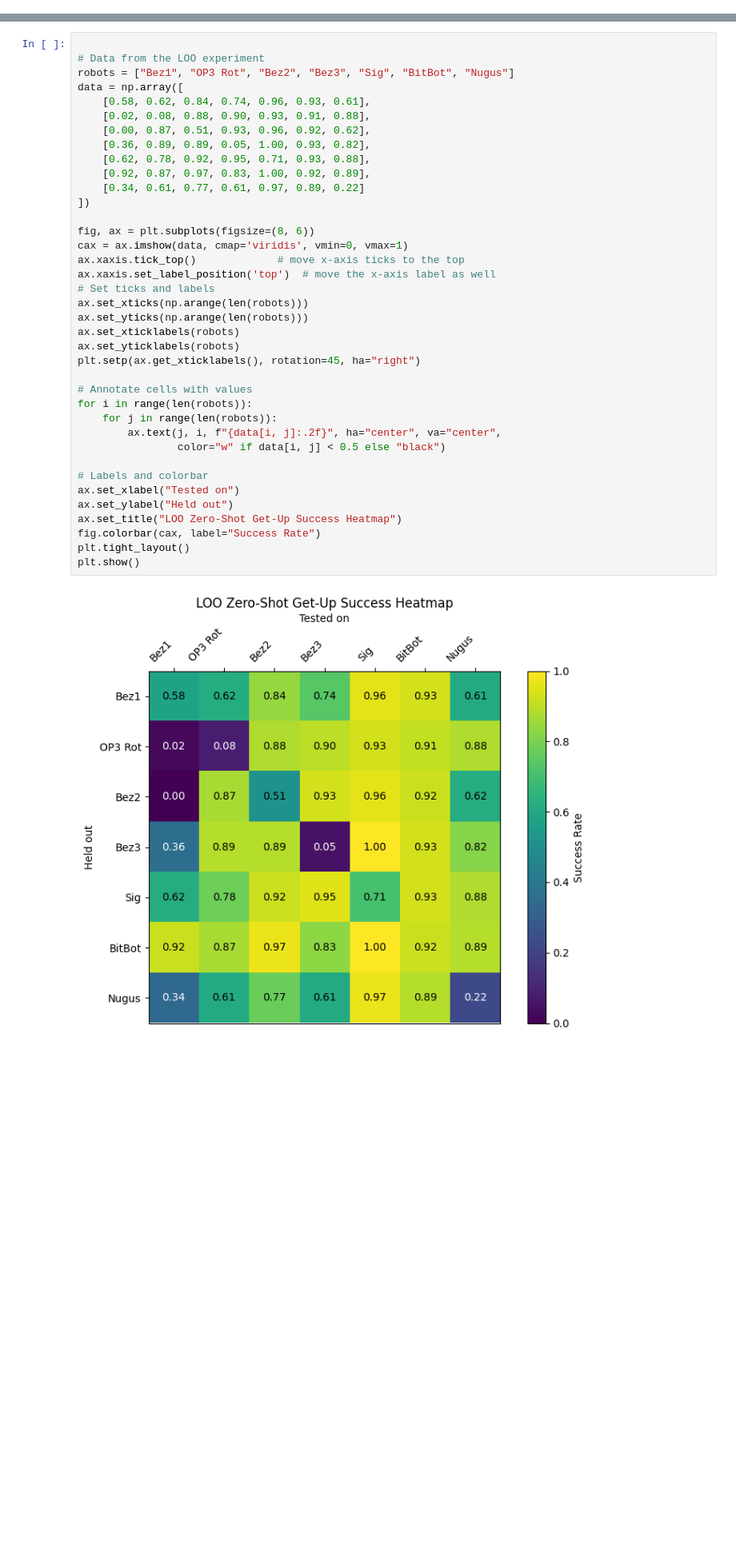
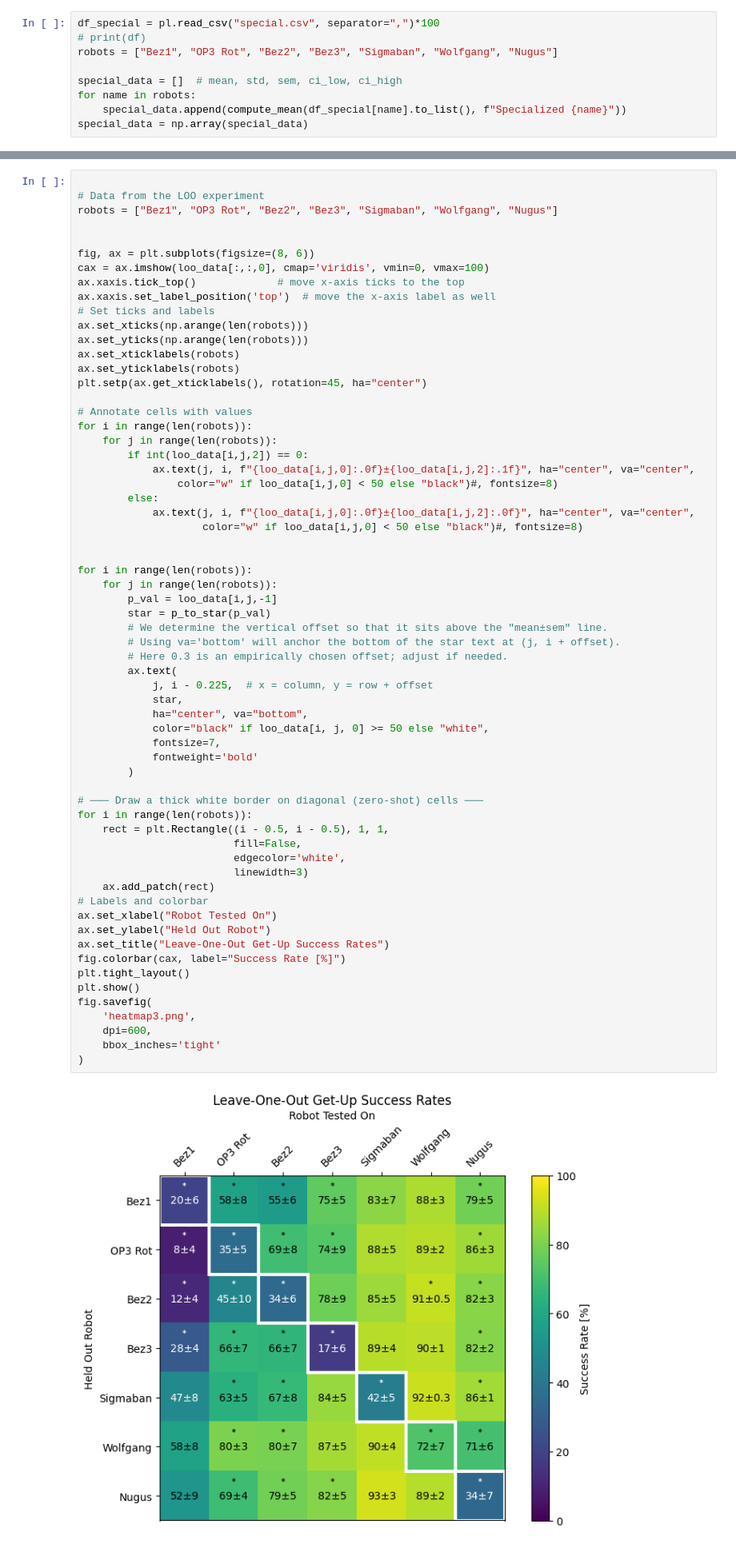
Before and after one commit to utra-robosoccer/unified-humanoid-getup, a Jupyter notebook: frasa_env/plots.ipynb, the cells around one changed output, grey strips where cells are left out. Shown at 80% size. Cells and saved outputs as stored; diff of their text form; blank space fills up the shorter version.

```diff
--- a/frasa_env/plots.ipynb
+++ b/frasa_env/plots.ipynb
@@ -4,0 +21,9 @@ import numpy as np
+# %%
+df_special = pl.read_csv("special.csv", separator=",")*100
+# print(df)
+robots = ["Bez1", "OP3 Rot", "Bez2", "Bez3", "Sigmaban", "Wolfgang", "Nugus"]
+
+special_data = []  # mean, std, sem, ci_low, ci_high
+for name in robots:
+    special_data.append(compute_mean(df_special[name].to_list(), f"Specialized {name}"))
+special_data = np.array(special_data)
@@ -5,40 +166,65 @@ import numpy as np
 # %%
 
 # Data from the LOO experiment
-robots = ["Bez1", "OP3 Rot", "Bez2", "Bez3", "Sig", "BitBot", "Nugus"]
-data = np.array([
-    [0.58, 0.62, 0.84, 0.74, 0.96, 0.93, 0.61],
-    [0.02, 0.08, 0.88, 0.90, 0.93, 0.91, 0.88],
-    [0.00, 0.87, 0.51, 0.93, 0.96, 0.92, 0.62],
-    [0.36, 0.89, 0.89, 0.05, 1.00, 0.93, 0.82],
-    [0.62, 0.78, 0.92, 0.95, 0.71, 0.93, 0.88],
-    [0.92, 0.87, 0.97, 0.83, 1.00, 0.92, 0.89],
-    [0.34, 0.61, 0.77, 0.61, 0.97, 0.89, 0.22]
-])
+robots = ["Bez1", "OP3 Rot", "Bez2", "Bez3", "Sigmaban", "Wolfgang", "Nugus"]
+
 
 fig, ax = plt.subplots(figsize=(8, 6))
-cax = ax.imshow(data, cmap='viridis', vmin=0, vmax=1)
+cax = ax.imshow(loo_data[:,:,0], cmap='viridis', vmin=0, vmax=100)
 ax.xaxis.tick_top()             # move x‑axis ticks to the top
 ax.xaxis.set_label_position('top')  # move the x‑axis label as well
 # Set ticks and labels
 ax.set_xticks(np.arange(len(robots)))
 ax.set_yticks(np.arange(len(robots)))
 ax.set_xticklabels(robots)
 ax.set_yticklabels(robots)
-plt.setp(ax.get_xticklabels(), rotation=45, ha="right")
+plt.setp(ax.get_xticklabels(), rotation=45, ha="center")
 
 # Annotate cells with values
 for i in range(len(robots)):
     for j in range(len(robots)):
-        ax.text(j, i, f"{data[i, j]:.2f}", ha="center", va="center",
-                color="w" if data[i, j] < 0.5 else "black")
+        if int(loo_data[i,j,2]) == 0:
+            ax.text(j, i, f"{loo_data[i,j,0]:.0f}±{loo_data[i,j,2]:.1f}", ha="center", va="center",
+                color="w" if loo_data[i,j,0] < 50 else "black")#, fontsize=8)
+        else:
+            ax.text(j, i, f"{loo_data[i,j,0]:.0f}±{loo_data[i,j,2]:.0f}", ha="center", va="center",
+                    color="w" if loo_data[i,j,0] < 50 else "black")#, fontsize=8)
 
+
+for i in range(len(robots)):
+    for j in range(len(robots)):
+        p_val = loo_data[i,j,-1]
+        star = p_to_star(p_val)
+        # We determine the vertical offset so that it sits above the "mean±sem" line.
+        # Using va='bottom' will anchor the bottom of the star text at (j, i + offset).
+        # Here 0.3 is an empirically chosen offset; adjust if needed.
+        ax.text(
+            j, i - 0.225,  # x = column, y = row + offset
+            star,
+            ha="center", va="bottom",
+            color="black" if loo_data[i, j, 0] >= 50 else "white",
+            fontsize=7,
+            fontweight='bold'
+        )
+
+# ─── Draw a thick white border on diagonal (zero-shot) cells ───
+for i in range(len(robots)):
+    rect = plt.Rectangle((i - 0.5, i - 0.5), 1, 1,
+                         fill=False,
+                         edgecolor='white',
+                         linewidth=3)
+    ax.add_patch(rect)
 # Labels and colorbar
-ax.set_xlabel("Tested on")
-ax.set_ylabel("Held out")
-ax.set_title("LOO Zero-Shot Get-Up Success Heatmap")
-fig.colorbar(cax, label="Success Rate")
+ax.set_xlabel("Robot Tested On")
+ax.set_ylabel("Held Out Robot")
+ax.set_title("Leave-One-Out Get-Up Success Rates")
+fig.colorbar(cax, label="Success Rate [%]")
 plt.tight_layout()
 plt.show()
+fig.savefig(
+    'heatmap3.png',
+    dpi=600,
+    bbox_inches='tight'
+)
 # %% [output]
-[figure, old version]
+[figure, new version]
```
Also changed, not shown: parts of 10 cells of this notebook, 14 other files.
